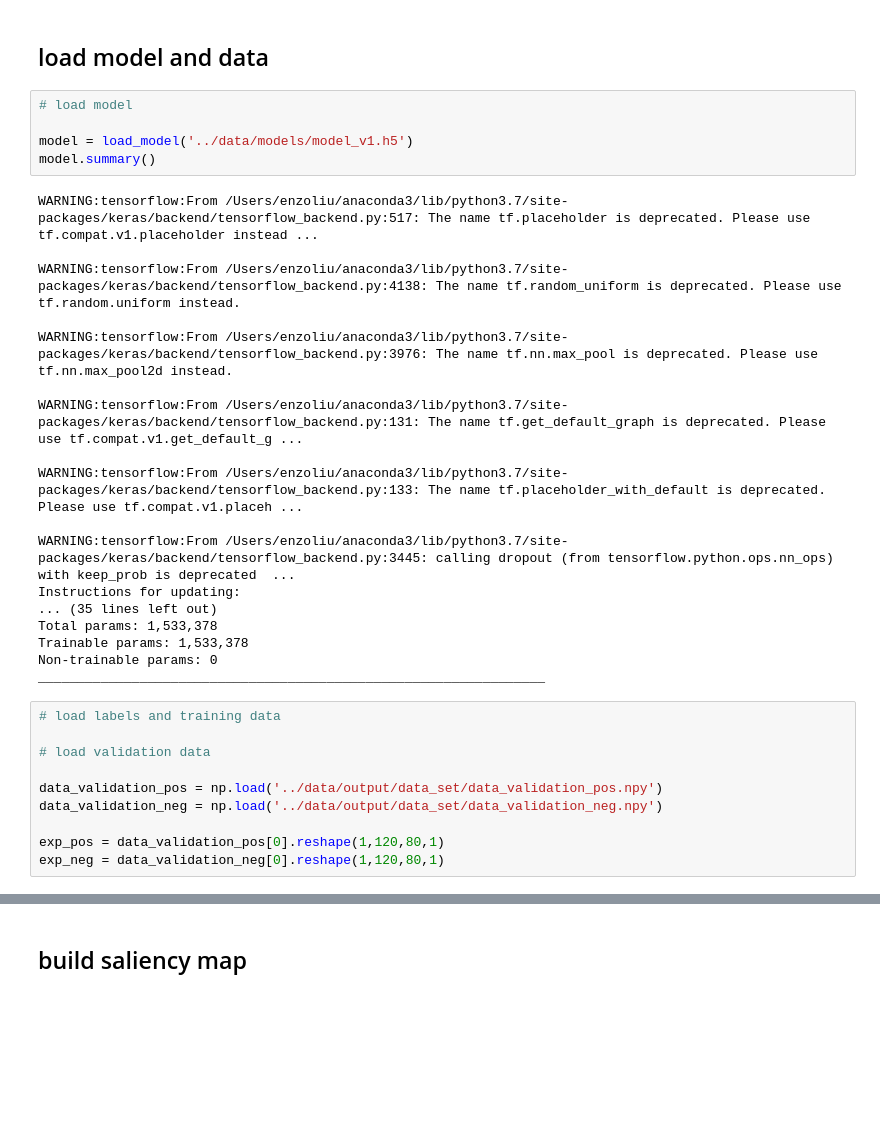
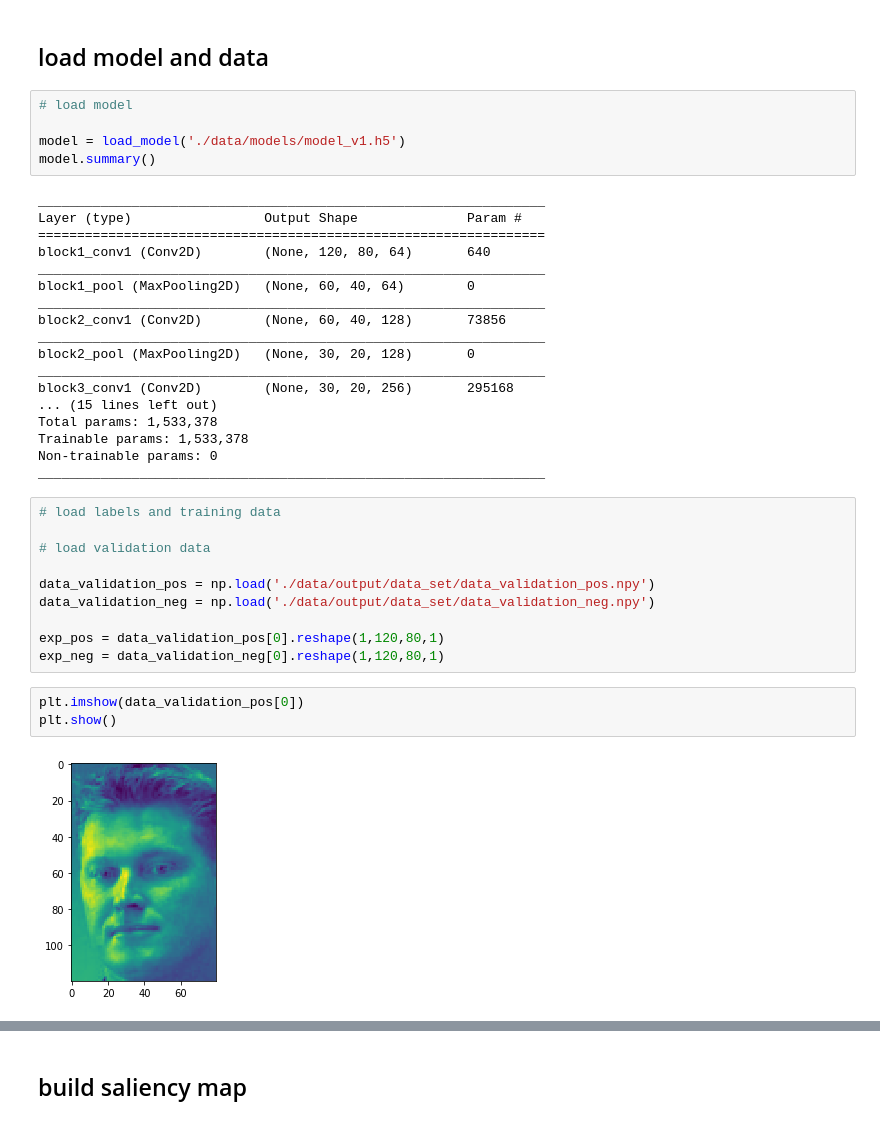
Before and after one commit to EnzoSeason/cnn_face_recogntion, a Jupyter notebook: notebook/visualization.ipynb, the cells around one changed output, grey strips where cells are left out. Drawn from its saved outputs; the diff is of its cells as text; blank space fills up the shorter version.

```diff
--- a/notebook/visualization.ipynb
+++ b/notebook/visualization.ipynb
@@ -28,22 +29,22 @@ Using TensorFlow backend.
 # %%
 # load model
 
-model = load_model('../data/models/model_v1.h5')
+model = load_model('./data/models/model_v1.h5')
 model.summary()
 # %% [output]
-WARNING:tensorflow:From /Users/enzoliu/anaconda3/lib/python3.7/site-packages/keras/backend/tensorflow_backend.py:517: The name tf.placeholder is deprecated. Please use tf.compat.v1.placeholder instead ...
-
-WARNING:tensorflow:From /Users/enzoliu/anaconda3/lib/python3.7/site-packages/keras/backend/tensorflow_backend.py:4138: The name tf.random_uniform is deprecated. Please use tf.random.uniform instead.
-
-WARNING:tensorflow:From /Users/enzoliu/anaconda3/lib/python3.7/site-packages/keras/backend/tensorflow_backend.py:3976: The name tf.nn.max_pool is deprecated. Please use tf.nn.max_pool2d instead.
-
-WARNING:tensorflow:From /Users/enzoliu/anaconda3/lib/python3.7/site-packages/keras/backend/tensorflow_backend.py:131: The name tf.get_default_graph is deprecated. Please use tf.compat.v1.get_default_g ...
-
-WARNING:tensorflow:From /Users/enzoliu/anaconda3/lib/python3.7/site-packages/keras/backend/tensorflow_backend.py:133: The name tf.placeholder_with_default is deprecated. Please use tf.compat.v1.placeh ...
-
-WARNING:tensorflow:From /Users/enzoliu/anaconda3/lib/python3.7/site-packages/keras/backend/tensorflow_backend.py:3445: calling dropout (from tensorflow.python.ops.nn_ops) with keep_prob is deprecated  ...
-Instructions for updating:
-... (35 lines left out)
+_________________________________________________________________
+Layer (type)                 Output Shape              Param #
+=================================================================
+block1_conv1 (Conv2D)        (None, 120, 80, 64)       640
+_________________________________________________________________
+block1_pool (MaxPooling2D)   (None, 60, 40, 64)        0
+_________________________________________________________________
+block2_conv1 (Conv2D)        (None, 60, 40, 128)       73856
+_________________________________________________________________
+block2_pool (MaxPooling2D)   (None, 30, 20, 128)       0
+_________________________________________________________________
+block3_conv1 (Conv2D)        (None, 30, 20, 256)       295168
+... (15 lines left out)
 Total params: 1,533,378
 Trainable params: 1,533,378
 Non-trainable params: 0
@@ -53,8 +54,13 @@ _________________________________________________________________
 
 # load validation data
 
-data_validation_pos = np.load('../data/output/data_set/data_validation_pos.npy')
-data_validation_neg = np.load('../data/output/data_set/data_validation_neg.npy')
+data_validation_pos = np.load('./data/output/data_set/data_validation_pos.npy')
+data_validation_neg = np.load('./data/output/data_set/data_validation_neg.npy')
 
 exp_pos = data_validation_pos[0].reshape(1,120,80,1)
 exp_neg = data_validation_neg[0].reshape(1,120,80,1)
+# %%
+plt.imshow(data_validation_pos[0])
+plt.show()
+# %% [output]
+[figure, added]
```
Also changed, not shown: parts of 4 cells of this notebook, 5 other files.
